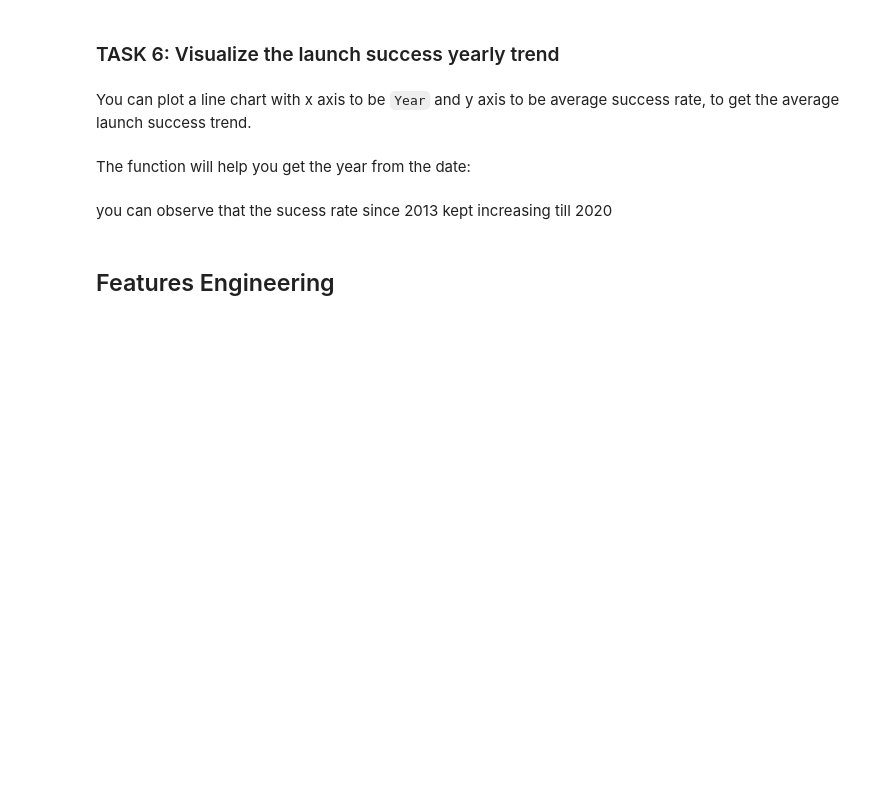
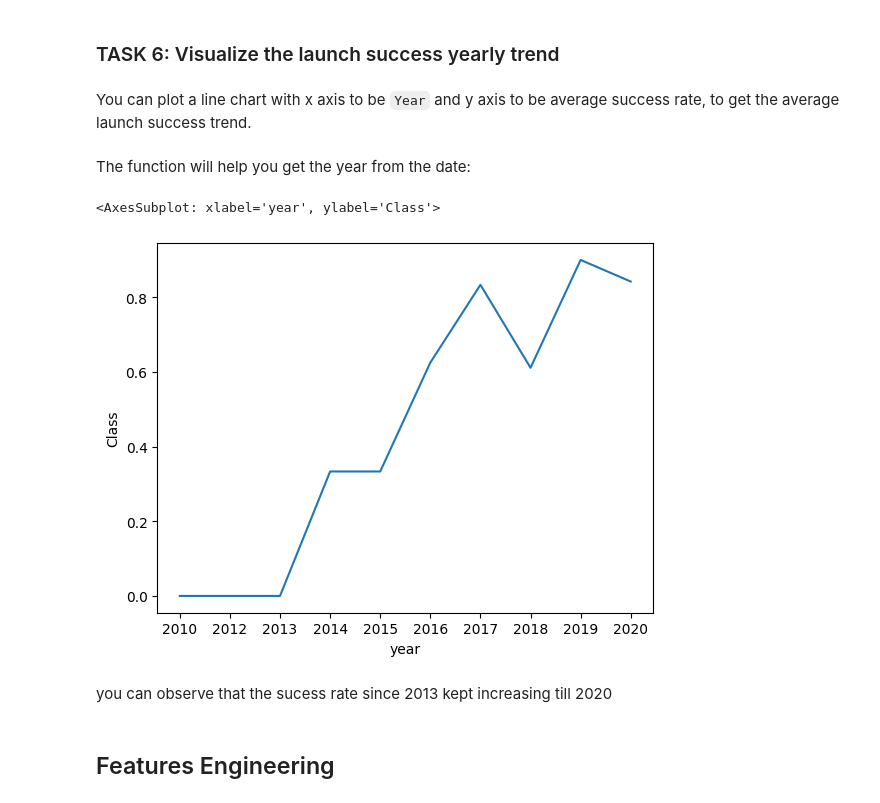
Before and after one commit to megadesk/MD_coursera_nbs, a Jupyter notebook: Applied Data Science Capstone/jupyter-labs-eda-dataviz.ipynb, the cells around one changed output. Cells and saved outputs as stored; diff of their text form; code cells hidden in the pictures; blank space fills up the shorter version.

```diff
--- a/Applied Data Science Capstone/jupyter-labs-eda-dataviz.ipynb
+++ b/Applied Data Science Capstone/jupyter-labs-eda-dataviz.ipynb
@@ -156,6 +156,11 @@ def Extract_year(date):
 # %%
 # Plot a line chart with x axis to be the extracted year and y axis to be the success rate
 df["year"]=Extract_year(df["Date"])
+df_year = df.groupby(['year']).mean()
+sns.lineplot(x="year", y="Class", data=df_year)
+# %% [output]
+<AxesSubplot: xlabel='year', ylabel='Class'>
+[figure, added]
 # %% [markdown]
 you can observe that the sucess rate since 2013 kept increasing till 2020
 # %% [markdown]
```
Also changed, not shown: parts of 5 cells of this notebook.
